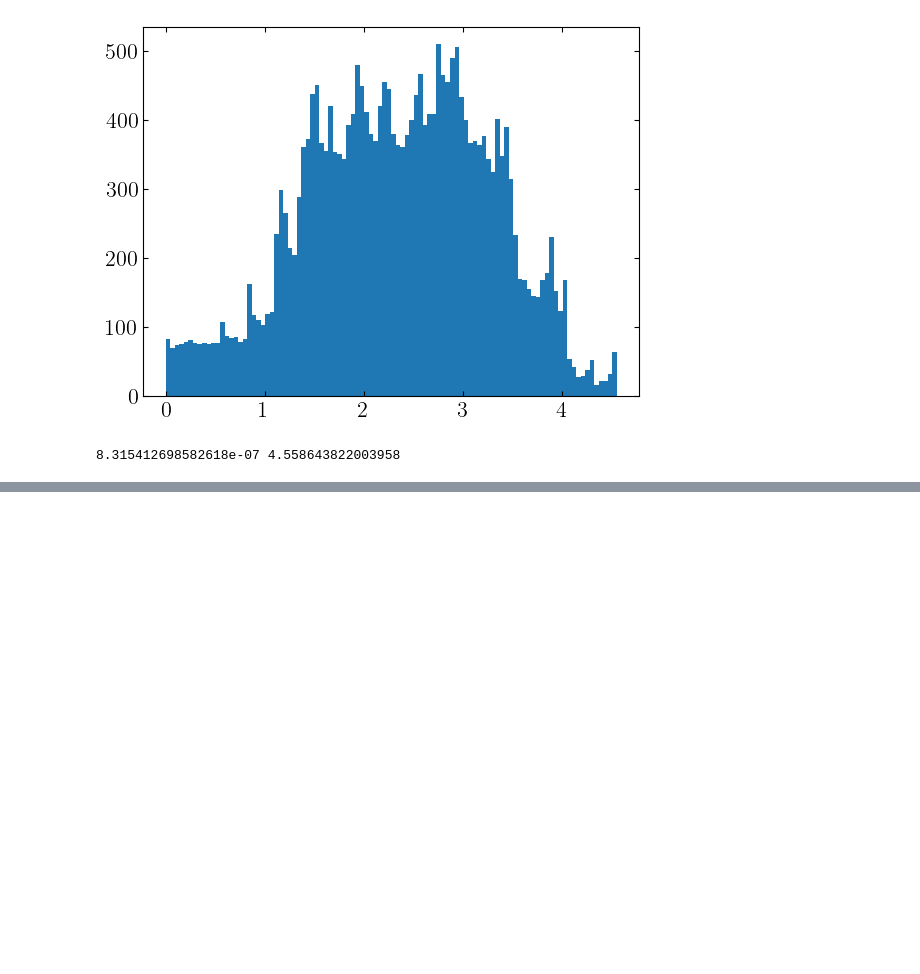
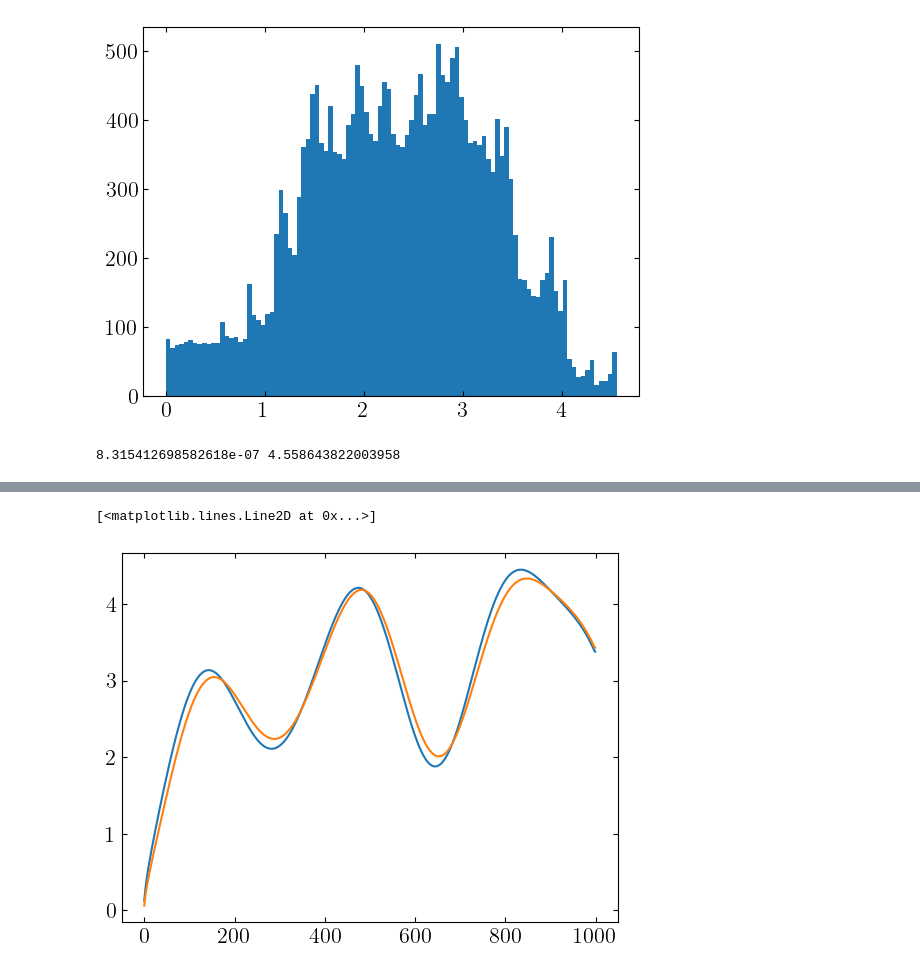
Before and after one commit to j-haralds/MSc_thesis, a Jupyter notebook: program/BasicEulerNN/1_JH_symbol.ipynb, the cells around one changed output, grey strips where cells are left out. Drawn from its saved outputs; the diff is of its cells as text; code cells hidden in the pictures; blank space fills up the shorter version.

```diff
--- a/program/BasicEulerNN/1_JH_symbol.ipynb
+++ b/program/BasicEulerNN/1_JH_symbol.ipynb
@@ -156,0 +146,6 @@ plt.plot(error, label='Error')
+# %%
+plt.plot(preds[:1000])
+plt.plot(y.ravel()[:1000])
+# %% [output]
+[<matplotlib.lines.Line2D at 0x...>]
+[figure, added]
```
Also changed, not shown: parts of 5 cells of this notebook, 9 other files.
